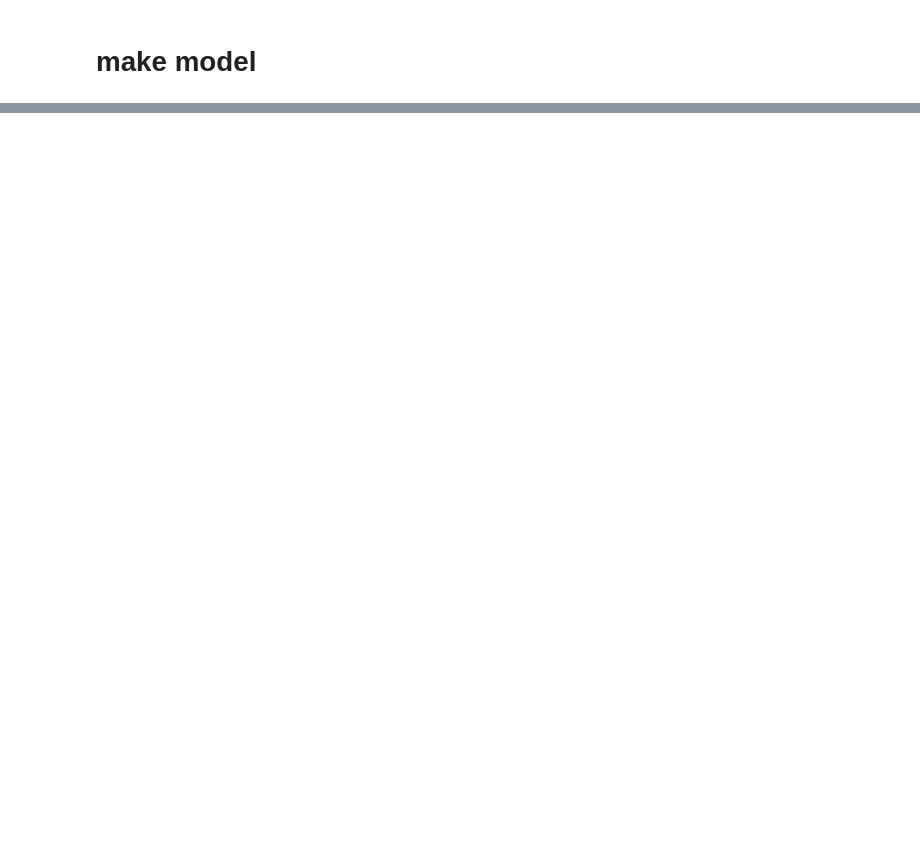
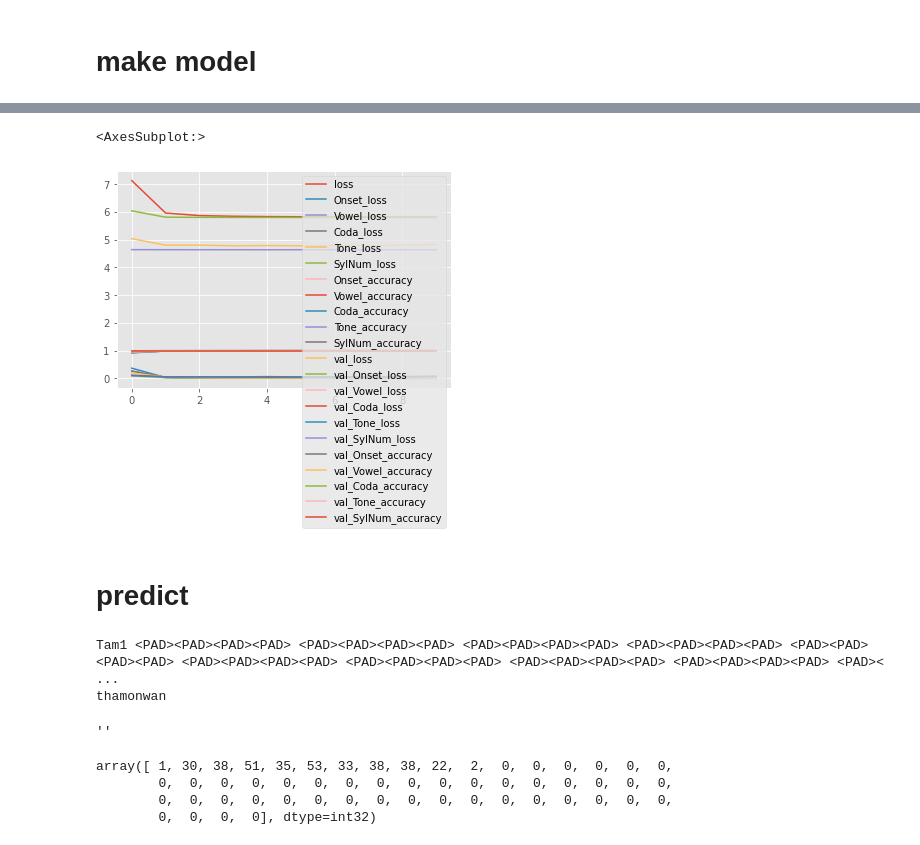
Before and after one commit to nozomiyamada/thai_romanization, a Jupyter notebook: train_phoneme2.ipynb, the cells around one changed output, grey strips where cells are left out. Cells and saved outputs as stored; diff of their text form; code cells hidden in the pictures; blank space fills up the shorter version.

```diff
--- a/train_phoneme2.ipynb
+++ b/train_phoneme2.ipynb
@@ -139,11 +183,0 @@ print(output4[i])
-# %%
-### one-hot vector ###
-output0 = to_categorical(output0, num_classes=len(onset2id)) # onset
-output1 = to_categorical(output1, num_classes=len(vowel2id)) # vowel
-output2 = to_categorical(output2, num_classes=len(coda2id)) # coda
-output3 = to_categorical(output3, num_classes=7) # tone 1-5, padding 0, start -1
-output4 = to_categorical(output4, num_classes=2)
-
-i = 100
-print(output3[i])
-print(output4[i])
@@ -199,0 +184,13 @@ output_len = train_y0.shape[1]
+# %%
+### one-hot vector for decoder output ###
+y0 = to_categorical(x_dec0, num_classes=len(onset2id)) # onset
+y1 = to_categorical(x_dec1, num_classes=len(vowel2id)) # vowel
+y2 = to_categorical(x_dec2, num_classes=len(coda2id)) # coda
+y3 = to_categorical(x_dec3, num_classes=7) # tone = 2-6, <PAD> = 0, <SOS> = 1
+y4 = x_dec4
+
+print('Output [Onset]:', y0.shape)
+print('Output [Vowel]:', y1.shape)
+print('Output [Coda] :', y2.shape)
+print('Output [Tone] :', y3.shape)
+print('Output [EOS]  :', y4.shape)
@@ -296,0 +348,17 @@ class AttentionDecoder:
+# %%
+history = model.fit(x=[
+    x_enc,
+    x_dec0[:,:-1],
+    x_dec1[:,:-1],
+    x_dec2[:,:-1],
+    x_dec3[:,:-1],
+    x_dec4[:,:-1]], y=[
+    y0[:,1:,:],
+    y1[:,1:,:],
+    y2[:,1:,:],
+    y3[:,1:,:],
+    y4[:,1:]
+    ],
+epochs=10,
+validation_split=0.2
+)
@@ -296,0 +386,8 @@ class AttentionDecoder:
+# %%
+#model_pred_enc = keras.models.Model(input_enc, [enc_output, enc_state_h, enc_state_c])
+pd.DataFrame(history.history).plot()
+# %% [output]
+<AxesSubplot:>
+[figure, added]
+# %% [markdown]
+# predict
@@ -296,0 +419,19 @@ class AttentionDecoder:
+# %%
+i = 5
+
+print(predict_one(x_enc_test[i:i+1]))
+print(test_y[i])
+# %% [output]
+Tam1 <PAD><PAD><PAD><PAD> <PAD><PAD><PAD><PAD> <PAD><PAD><PAD><PAD> <PAD><PAD><PAD><PAD> <PAD><PAD><PAD><PAD> <PAD><PAD><PAD><PAD> <PAD><PAD><PAD><PAD> <PAD><PAD><PAD><PAD> <PAD><PAD><PAD><PAD> <PAD>< ...
+thamonwan
+# %%
+predict_one(x_enc_test[i:i+1])
+# %% [output]
+''
+# %%
+x_enc_test[i]
+# %% [output]
+array([ 1, 30, 38, 51, 35, 53, 33, 38, 38, 22,  2,  0,  0,  0,  0,  0,  0,
+        0,  0,  0,  0,  0,  0,  0,  0,  0,  0,  0,  0,  0,  0,  0,  0,  0,
+        0,  0,  0,  0,  0,  0,  0,  0,  0,  0,  0,  0,  0,  0,  0,  0,  0,
+        0,  0,  0,  0], dtype=int32)
```
Also changed, not shown: parts of 14 cells of this notebook, 21 other files.
